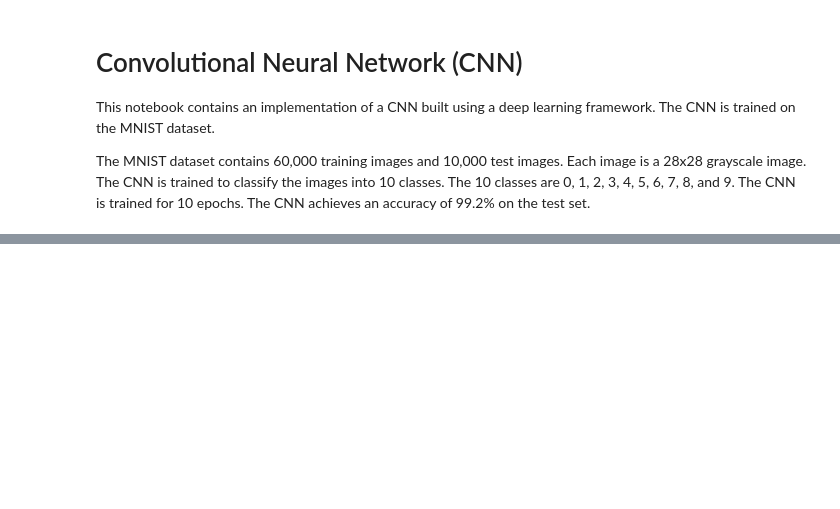
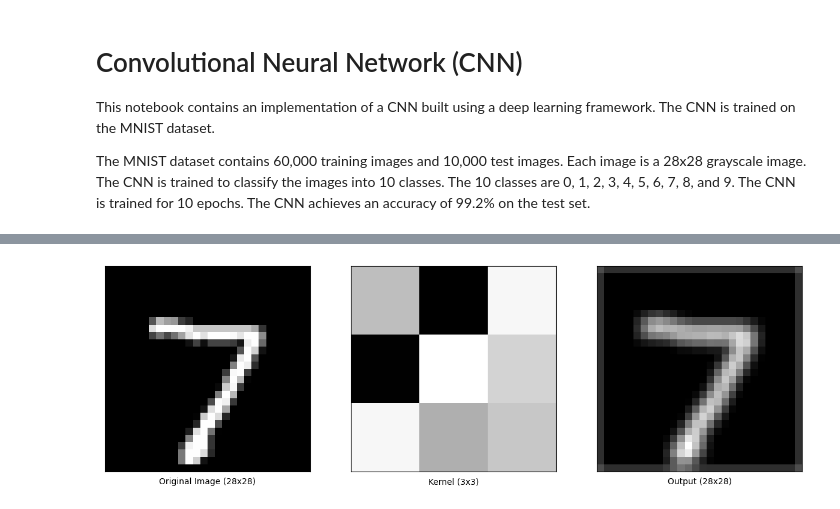
Before and after one commit to Aakash-Tripathi/CNN, a Jupyter notebook: src/pytorch.ipynb, the cells around one changed output, grey strips where cells are left out. Saved outputs shown, nothing was run; the diff lists cells and outputs as text; code cells hidden in the pictures; blank space fills up the shorter version.

```diff
--- a/src/pytorch.ipynb
+++ b/src/pytorch.ipynb
@@ -204,0 +161,37 @@ Test Acc: 99.03%
+# %%
+# use a kernel from the first layer and perform convolution on the an image from the test set
+kernel = kernels[0, 0]
+image = test_data[0][0][0]
+
+# perform convolution from scratch
+def convolve2d(image, kernel):
+    # get the shape of the image and kernel
+    image_row, image_col = image.shape
+    kernel_row, kernel_col = kernel.shape
+    # define the output image
+    output = np.zeros(image.shape)
+    # pad the image with zeros
+    image_padded = np.zeros((image_row + 2, image_col + 2))
+    image_padded[1:-1, 1:-1] = image
+    # perform convolution
+    for row in range(image_row):
+        for col in range(image_col):
+            output[row, col] = (kernel * image_padded[row:row+kernel_row, col:col+kernel_col]).sum()
+    return output
+
+# perform convolution using torch.nn.functional.conv2d
+output = convolve2d(image, kernel)
+output = torch.from_numpy(output)
+output = output.unsqueeze(0).unsqueeze(0)
+
+# plot the kernel, image, and output
+fig, ax = plt.subplots(1, 3, figsize=(15, 8))
+ax[0].imshow(image, cmap='gray')
+ax[0].set(xticks=[], yticks=[], xlabel='Original Image (28x28)')
+ax[1].imshow(kernel, cmap='gray')
+ax[1].set(xticks=[], yticks=[], xlabel='Kernel (3x3)')
+ax[2].imshow(output[0, 0], cmap='gray')
+ax[2].set(xticks=[], yticks=[], xlabel='Output (28x28)')
+plt.show()
+# %% [output]
+[figure, added]
```
Also changed, not shown: parts of 16 cells of this notebook.
